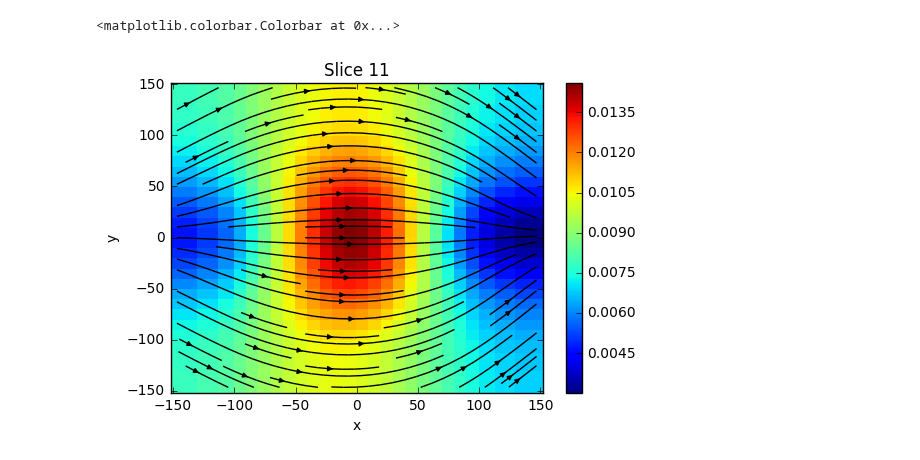
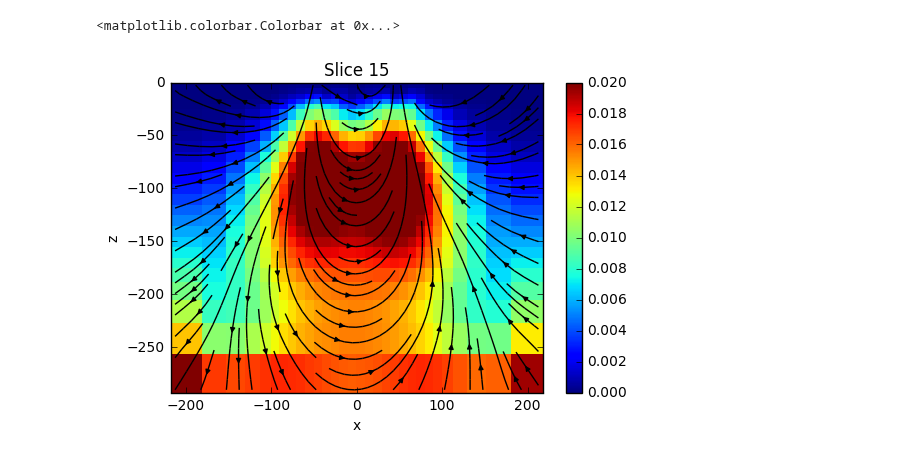
Before and after one commit to sgkang/DamGeophysics, a Jupyter notebook: notebook/SPinv3D_density.ipynb, the cells around one changed output. Saved outputs shown, nothing was run; the diff lists cells and outputs as text; code cells hidden in the pictures.

```diff
--- a/notebook/SPinv3D_density.ipynb
+++ b/notebook/SPinv3D_density.ipynb
@@ -10,8 +8,9 @@ Populating the interactive namespace from numpy and matplotlib
 # %%
 dx = 10.
-hxind = [(dx, 3, -1.3), (dx, 20), (dx, 3, 1.3)]
-hyind = [(dx, 3, -1.3), (dx, 20), (dx, 3, 1.3)]
-hzind = [(dx, 3, -1.3), (dx, 15), (dx/2., 5)]
+npad = 5
+hxind = [(dx, npad, -1.3), (dx, 20), (dx, npad, 1.3)]
+hyind = [(dx, npad, -1.3), (dx, 20), (dx, npad, 1.3)]
+hzind = [(dx, npad, -1.3), (dx, 15), (dx/2., 5)]
 mesh = Mesh.TensorMesh([hxind, hyind, hzind], "CCN")
 sigma = np.ones(mesh.nC)*1./100.
 actind = mesh.gridCC[:,2] < -0.2
@@ -106,7 +125,7 @@ jsCC.shape
 from SimPEG import (Mesh, Maps, Utils, DataMisfit, Regularization,
                     Optimization, Inversion, InvProblem, Directives)
 survey.std = 0.
-survey.eps = abs(dobs).max() * 0.03
+survey.eps = abs(dobs).max() * 0.05
 survey.dobs = dobs
 
 dmisfit = DataMisfit.l2_DataMisfit(survey)
@@ -114,10 +133,10 @@ regmap = Maps.IdentityMap(nP = mesh.nC*3)
 reg = MultiRegularization(mesh, mapping=regmap ,nModels=3)
 reg.cell_weights = depthweight
 reg.alpha_s = 1.
-reg.alpha_x = 0.
-reg.alpha_y = 0.
-reg.alpha_z = 0.
-opt = Optimization.ProjectedGNCG(maxIter=100, tolX=1e-20, tolF=1e-20)
+reg.alpha_x = 1.
+reg.alpha_y = 1.
+reg.alpha_z = 1.
+opt = Optimization.InexactGaussNewton(maxIter=100, tolX=1e-20, tolF=1e-20)
 opt.maxIterLS = 20
 IRLS = Directives.Update_IRLS(norms=([0.,1.,1.,1.]),
                                      eps=None, f_min_change=1e-3,
@@ -128,7 +147,7 @@ target = Directives.TargetMisfit()
 # Create an inversion object
 beta = Directives.BetaSchedule(coolingFactor=5, coolingRate=3)
 betaest = Directives.BetaEstimate_ByEig()
-betaest.beta0_ratio = 2.
+betaest.beta0_ratio = 1e3
 # updateprecond = Directives.Update_lin_PreCond()
 # inv = Inversion.BaseInversion(invProb, directiveList=[betaest, updateprecond, IRLS])
 inv = Inversion.BaseInversion(invProb, directiveList=[beta, betaest, target])
@@ -166,0 +213,5 @@ plt.plot(invProb.dpred)
+# %%
+indz = 10
+print mesh.vectorCCz[indz]
+out = mesh.plotSlice(mopt, view='vec', vType="CCv", ind=indz, clim=(0, 0.02))
+cb = plt.colorbar(out[0])
@@ -167,6 +221,6 @@ plt.plot(invProb.dpred)
 # %%
-out = mesh.plotSlice(mopt, view='vec', vType="CCv")
+mesh.plotSlice(mopt, view='vec', vType="CCv", normal="Y", clim=(0, 0.02))
 plt.colorbar(out[0])
 # %% [output]
 <matplotlib.colorbar.Colorbar at 0x...>
-[figure, old version]
+[figure, new version]
```
Also changed, not shown: parts of 26 cells of this notebook, 13 other files.
